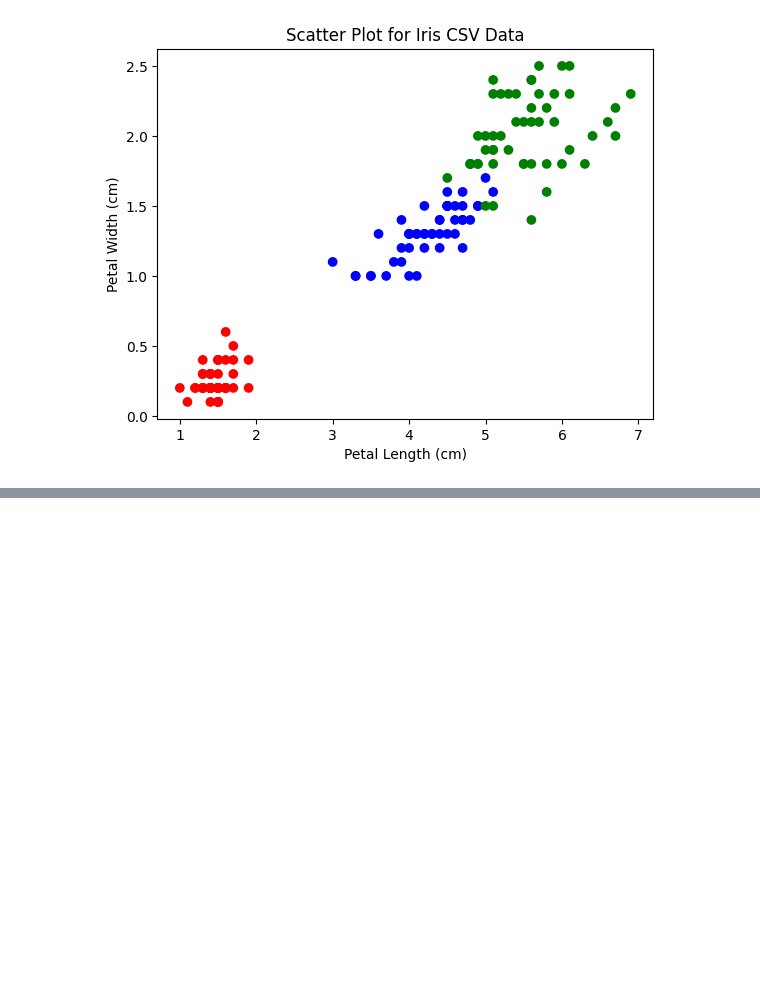
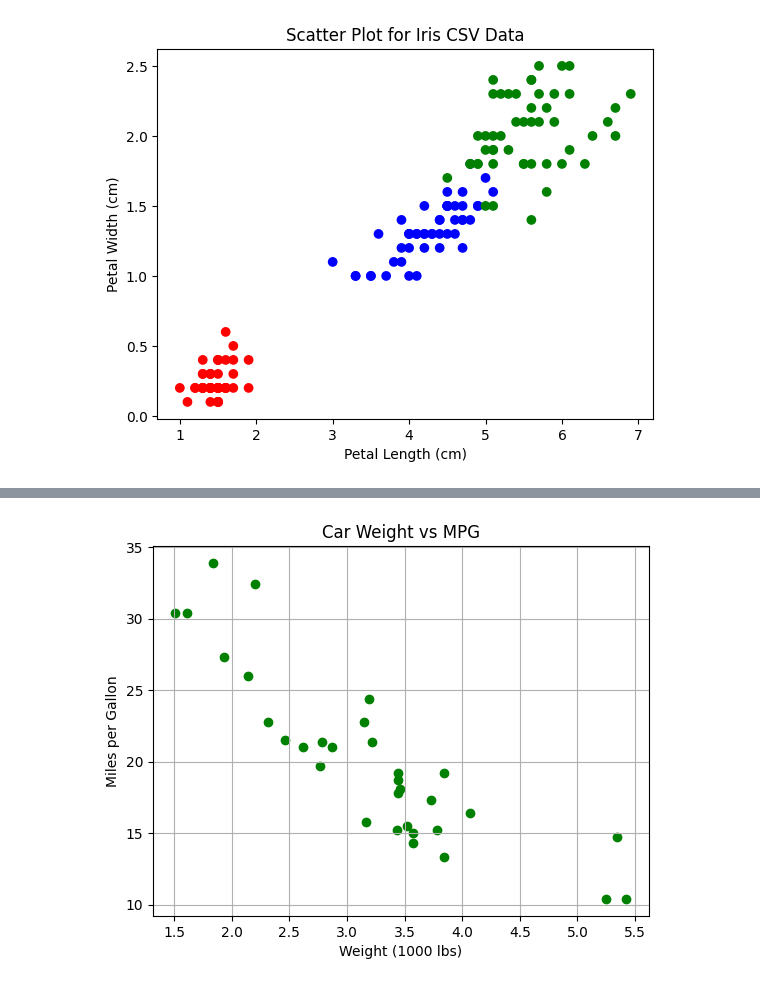
Before and after one commit to ayanbagawan/23CS520, a Jupyter notebook: irisdataset.ipynb, the cells around one changed output, grey strips where cells are left out. Drawn from its saved outputs; the diff is of its cells as text; code cells hidden in the pictures; blank space fills up the shorter version.

```diff
--- a/irisdataset.ipynb
+++ b/irisdataset.ipynb
@@ -192,0 +266,10 @@ Last 5 rows:
+# %%
+"""What is the relationship between car weight and mpg?"""
+plt.scatter(df['wt'], df['mpg'], color='green')
+plt.title("Car Weight vs MPG")
+plt.xlabel("Weight (1000 lbs)")
+plt.ylabel("Miles per Gallon")
+plt.grid(True)
+plt.show()
+# %% [output]
+[figure, added]
```
Also changed, not shown: parts of 10 cells of this notebook.
